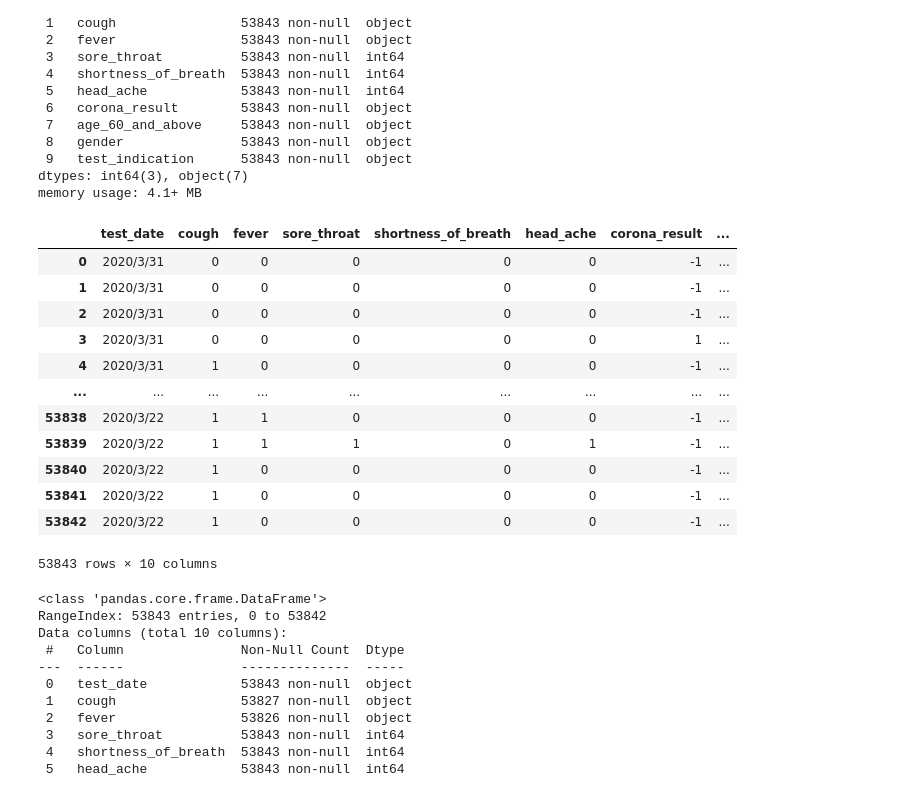
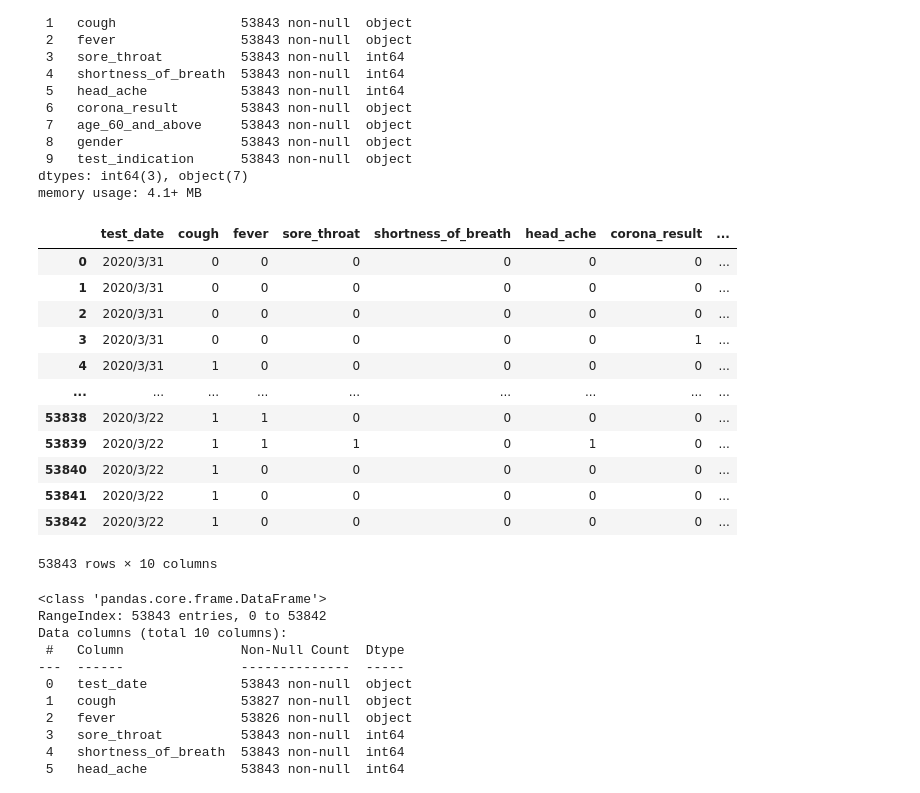
Before and after one commit to oraclekaia/DM_hw2, a Jupyter notebook: clustering.ipynb, the cells around one changed output. Saved outputs shown, nothing was run; the diff lists cells and outputs as text; code cells hidden in the pictures.

```diff
--- a/clustering.ipynb
+++ b/clustering.ipynb
@@ -43,28 +41,28 @@ memory usage: 4.1+ MB
 # %%
 metadata['cough']=metadata['cough'].replace(to_replace='None',value=np.nan)
 metadata['fever']=metadata['fever'].replace('None',np.nan)
 metadata['sore_throat']=metadata['sore_throat'].replace('None',np.nan)
 metadata['shortness_of_breath']=metadata['shortness_of_breath'].replace('None',np.nan)
 metadata['head_ache']=metadata['head_ache'].replace('None',np.nan)
 metadata['gender']=metadata['gender'].replace(['female', 'male', 'None'], [0, 1, np.nan])
 metadata['age_60_and_above']=metadata['age_60_and_above'].replace(['None', 'No', 'Yes'], [np.nan, 0 ,1])
-metadata['test_indication']=metadata['test_indication'].replace(['Contact with confirmed', 'Other', 'Abroad'], [1, 0, -1])
-metadata['corona_result']=metadata['corona_result'].replace(['negative', 'positive', 'other'], [-1, 1, 0])
+metadata['test_indication']=metadata['test_indication'].replace(['Contact with confirmed', 'Other', 'Abroad'], [1, 0, 2])
+metadata['corona_result']=metadata['corona_result'].replace(['negative', 'positive', 'other'], [0, 1, 2])
 
 metadata
 # %% [output]
 |  | test_date | cough | fever | sore_throat | shortness_of_breath | head_ache | corona_result | ... |
-| 0 | 2020/3/31 | 0 | 0 | 0 | 0 | 0 | -1 | ... |
-| 1 | 2020/3/31 | 0 | 0 | 0 | 0 | 0 | -1 | ... |
-| 2 | 2020/3/31 | 0 | 0 | 0 | 0 | 0 | -1 | ... |
+| 0 | 2020/3/31 | 0 | 0 | 0 | 0 | 0 | 0 | ... |
+| 1 | 2020/3/31 | 0 | 0 | 0 | 0 | 0 | 0 | ... |
+| 2 | 2020/3/31 | 0 | 0 | 0 | 0 | 0 | 0 | ... |
 | 3 | 2020/3/31 | 0 | 0 | 0 | 0 | 0 | 1 | ... |
-| 4 | 2020/3/31 | 1 | 0 | 0 | 0 | 0 | -1 | ... |
+| 4 | 2020/3/31 | 1 | 0 | 0 | 0 | 0 | 0 | ... |
 | ... | ... | ... | ... | ... | ... | ... | ... | ... |
-| 53838 | 2020/3/22 | 1 | 1 | 0 | 0 | 0 | -1 | ... |
-| 53839 | 2020/3/22 | 1 | 1 | 1 | 0 | 1 | -1 | ... |
-| 53840 | 2020/3/22 | 1 | 0 | 0 | 0 | 0 | -1 | ... |
-| 53841 | 2020/3/22 | 1 | 0 | 0 | 0 | 0 | -1 | ... |
-| 53842 | 2020/3/22 | 1 | 0 | 0 | 0 | 0 | -1 | ... |
+| 53838 | 2020/3/22 | 1 | 1 | 0 | 0 | 0 | 0 | ... |
+| 53839 | 2020/3/22 | 1 | 1 | 1 | 0 | 1 | 0 | ... |
+| 53840 | 2020/3/22 | 1 | 0 | 0 | 0 | 0 | 0 | ... |
+| 53841 | 2020/3/22 | 1 | 0 | 0 | 0 | 0 | 0 | ... |
+| 53842 | 2020/3/22 | 1 | 0 | 0 | 0 | 0 | 0 | ... |
 53843 rows × 10 columns
 # %%
 metadata.info()
```
Also changed, not shown: parts of 32 cells of this notebook.
